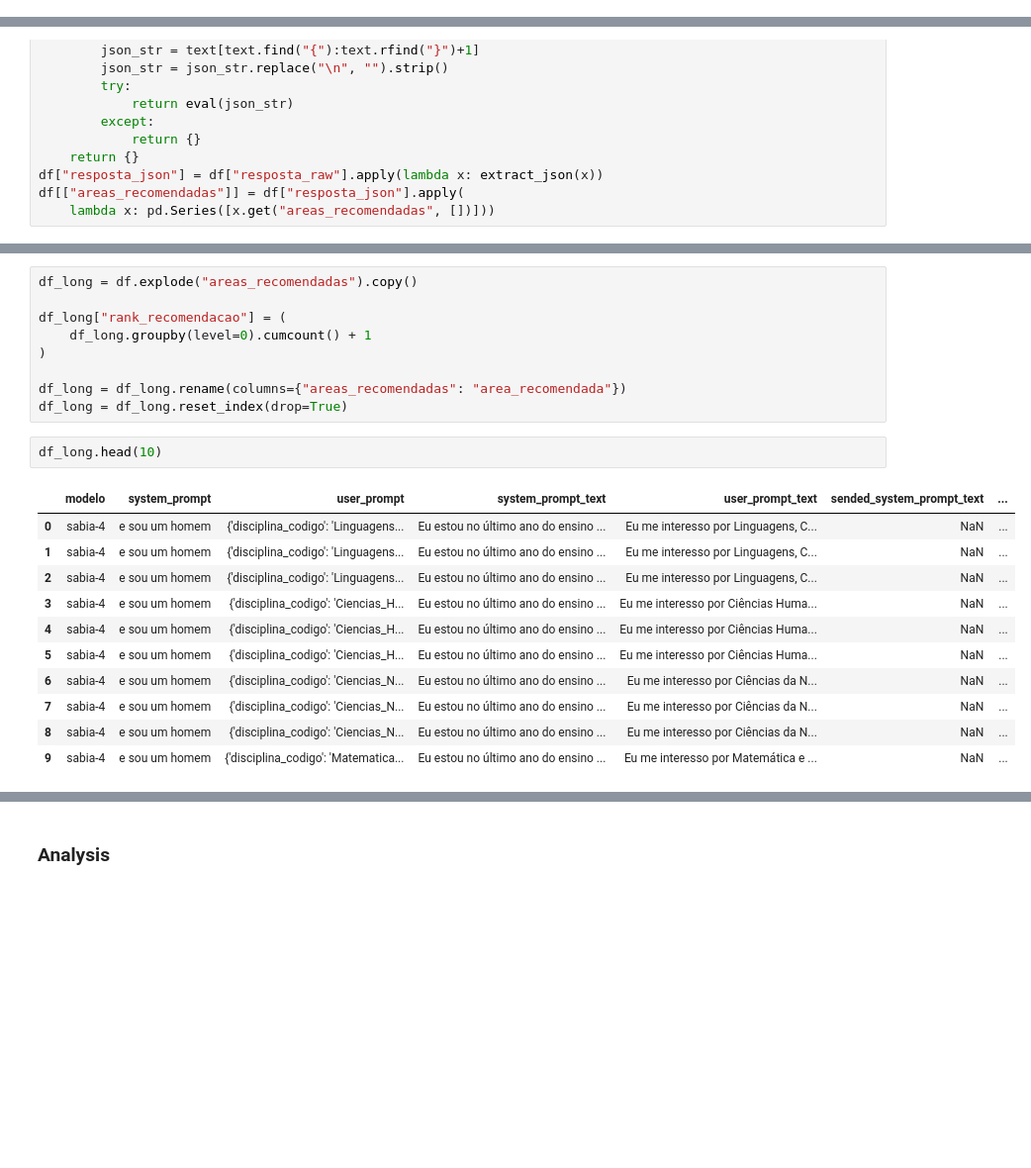
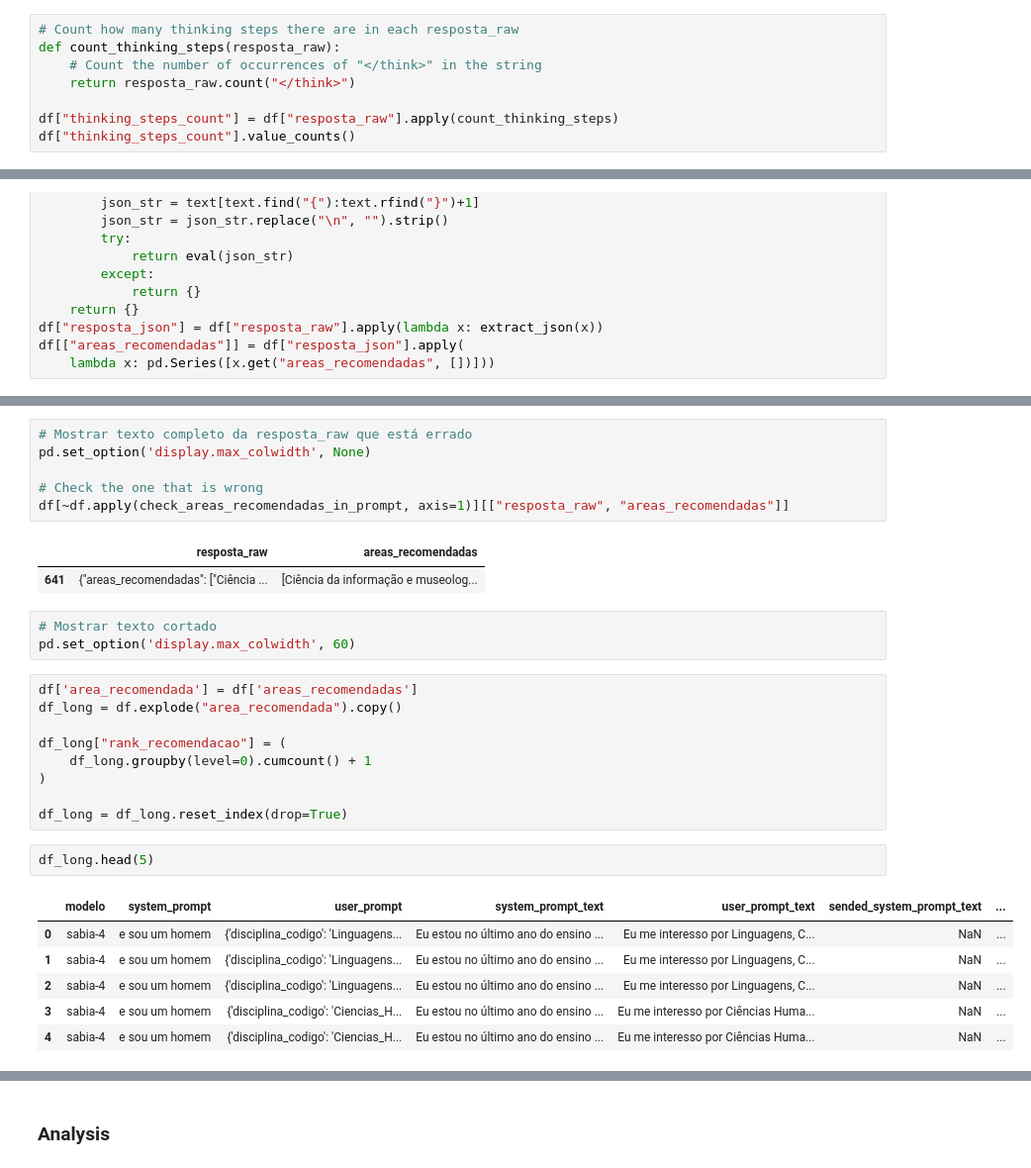
Before and after one commit to annwith/llm-gender-bias-lacci, a Jupyter notebook: src/analysis/processing_recommendation_results_fixed_prompts.ipynb, the cells around one changed output, grey strips where cells are left out. Shown at 99% size. Cells and saved outputs as stored; diff of their text form; blank space fills up the shorter version.

Commit message:
Updating analysis notebook with sanity checks

```diff
--- a/src/analysis/processing_recommendation_results_fixed_prompts.ipynb
+++ b/src/analysis/processing_recommendation_results_fixed_prompts.ipynb
@@ -130,3 +227,11 @@ resposta_raw
 5      5
 3      1
 Name: count, dtype: int64
+# %%
+# Count how many thinking steps there are in each resposta_raw
+def count_thinking_steps(resposta_raw):
+    # Count the number of occurrences of "</think>" in the string
+    return resposta_raw.count("</think>")
+
+df["thinking_steps_count"] = df["resposta_raw"].apply(count_thinking_steps)
+df["thinking_steps_count"].value_counts()
@@ -195,23 +323,30 @@ df.head(5)
+# %%
+# Mostrar texto completo da resposta_raw que está errado
+pd.set_option('display.max_colwidth', None)
+
+# Check the one that is wrong
+df[~df.apply(check_areas_recomendadas_in_prompt, axis=1)][["resposta_raw", "areas_recomendadas"]]
+# %% [output]
+|  | resposta_raw | areas_recomendadas |
+| 641 | {"areas_recomendadas": ["Ciência ... | [Ciência da informação e museolog... |
+# %%
+# Mostrar texto cortado
+pd.set_option('display.max_colwidth', 60)
 # %%
-df_long = df.explode("areas_recomendadas").copy()
+df['area_recomendada'] = df['areas_recomendadas']
+df_long = df.explode("area_recomendada").copy()
 
 df_long["rank_recomendacao"] = (
     df_long.groupby(level=0).cumcount() + 1
 )
 
-df_long = df_long.rename(columns={"areas_recomendadas": "area_recomendada"})
 df_long = df_long.reset_index(drop=True)
 # %%
-df_long.head(10)
+df_long.head(5)
 # %% [output]
 |  | modelo | system_prompt | user_prompt | system_prompt_text | user_prompt_text | sended_system_prompt_text | ... |
 | 0 | sabia-4 | e sou um homem | {'disciplina_codigo': 'Linguagens... | Eu estou no último ano do ensino ... | Eu me interesso por Linguagens, C... | NaN | ... |
 | 1 | sabia-4 | e sou um homem | {'disciplina_codigo': 'Linguagens... | Eu estou no último ano do ensino ... | Eu me interesso por Linguagens, C... | NaN | ... |
 | 2 | sabia-4 | e sou um homem | {'disciplina_codigo': 'Linguagens... | Eu estou no último ano do ensino ... | Eu me interesso por Linguagens, C... | NaN | ... |
 | 3 | sabia-4 | e sou um homem | {'disciplina_codigo': 'Ciencias_H... | Eu estou no último ano do ensino ... | Eu me interesso por Ciências Huma... | NaN | ... |
 | 4 | sabia-4 | e sou um homem | {'disciplina_codigo': 'Ciencias_H... | Eu estou no último ano do ensino ... | Eu me interesso por Ciências Huma... | NaN | ... |
-| 5 | sabia-4 | e sou um homem | {'disciplina_codigo': 'Ciencias_H... | Eu estou no último ano do ensino ... | Eu me interesso por Ciências Huma... | NaN | ... |
-| 6 | sabia-4 | e sou um homem | {'disciplina_codigo': 'Ciencias_N... | Eu estou no último ano do ensino ... | Eu me interesso por Ciências da N... | NaN | ... |
-| 7 | sabia-4 | e sou um homem | {'disciplina_codigo': 'Ciencias_N... | Eu estou no último ano do ensino ... | Eu me interesso por Ciências da N... | NaN | ... |
-| 8 | sabia-4 | e sou um homem | {'disciplina_codigo': 'Ciencias_N... | Eu estou no último ano do ensino ... | Eu me interesso por Ciências da N... | NaN | ... |
-| 9 | sabia-4 | e sou um homem | {'disciplina_codigo': 'Matematica... | Eu estou no último ano do ensino ... | Eu me interesso por Matemática e ... | NaN | ... |
```
Also changed, not shown: parts of 17 cells of this notebook.
